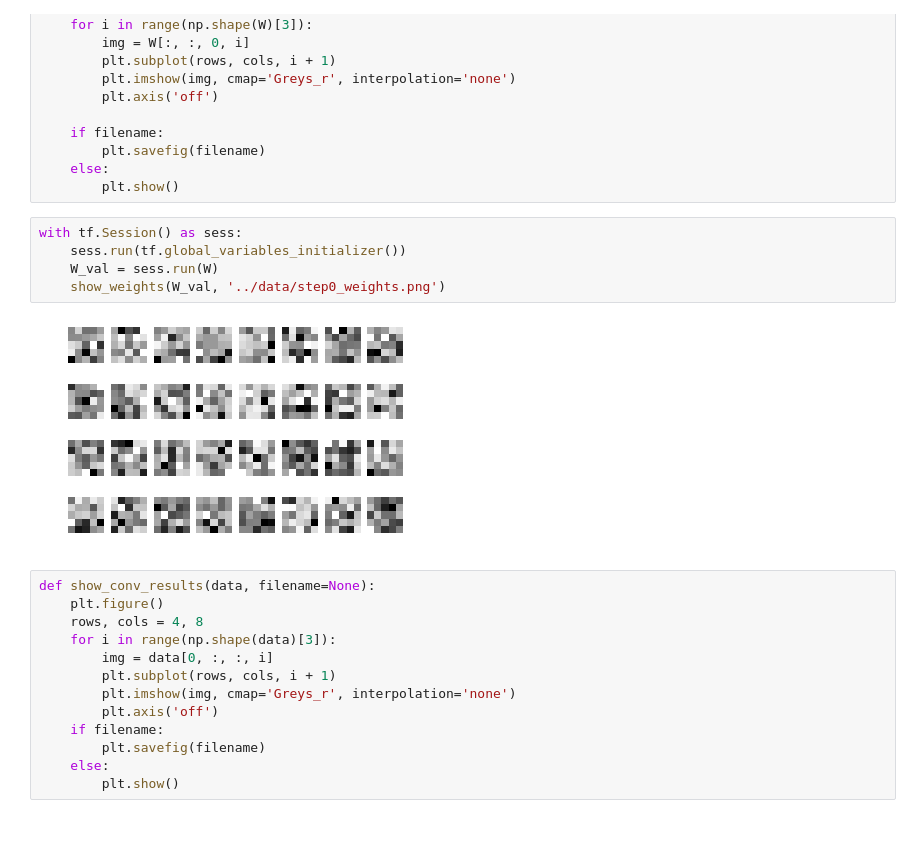
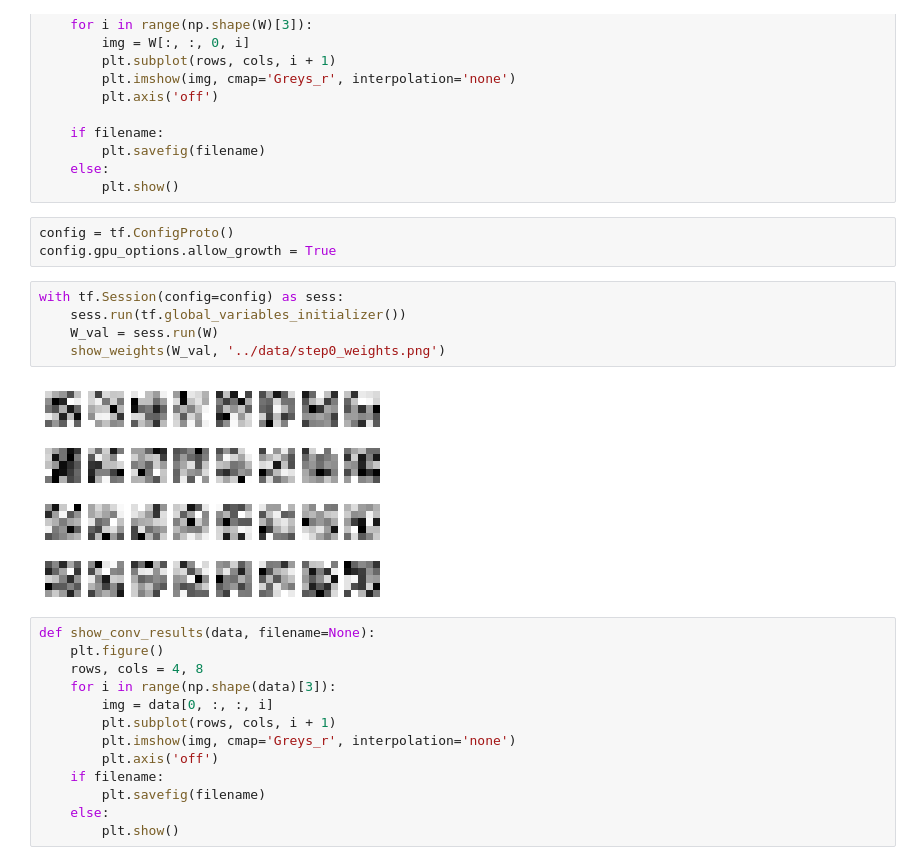
Before and after one commit to chrismattmann/MLwithTensorFlow2ed, a Jupyter notebook: ch14/Listing 14.1-14.10.ipynb, the cells around one changed output. Cells and saved outputs as stored; diff of their text form; blank space fills up the shorter version.

```diff
--- a/ch14/Listing 14.1-14.10.ipynb
+++ b/ch14/Listing 14.1-14.10.ipynb
@@ -83,13 +83,16 @@ def show_weights(W, filename=None):
         plt.savefig(filename)
     else:
         plt.show()
+# %%
+config = tf.ConfigProto()
+config.gpu_options.allow_growth = True
 # %%
-with tf.Session() as sess:
+with tf.Session(config=config) as sess:
     sess.run(tf.global_variables_initializer())
     W_val = sess.run(W)
     show_weights(W_val, '../data/step0_weights.png')
 # %% [output]
-[figure, old version]
+[figure, new version]
 # %%
 def show_conv_results(data, filename=None):
     plt.figure()
```
Also changed, not shown: parts of 2 cells of this notebook.
